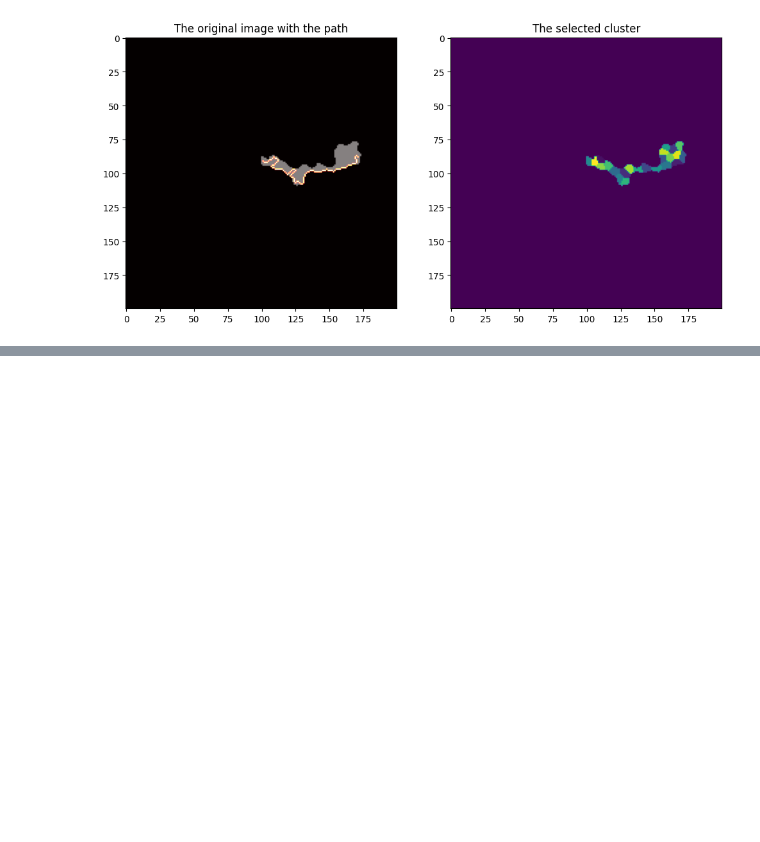
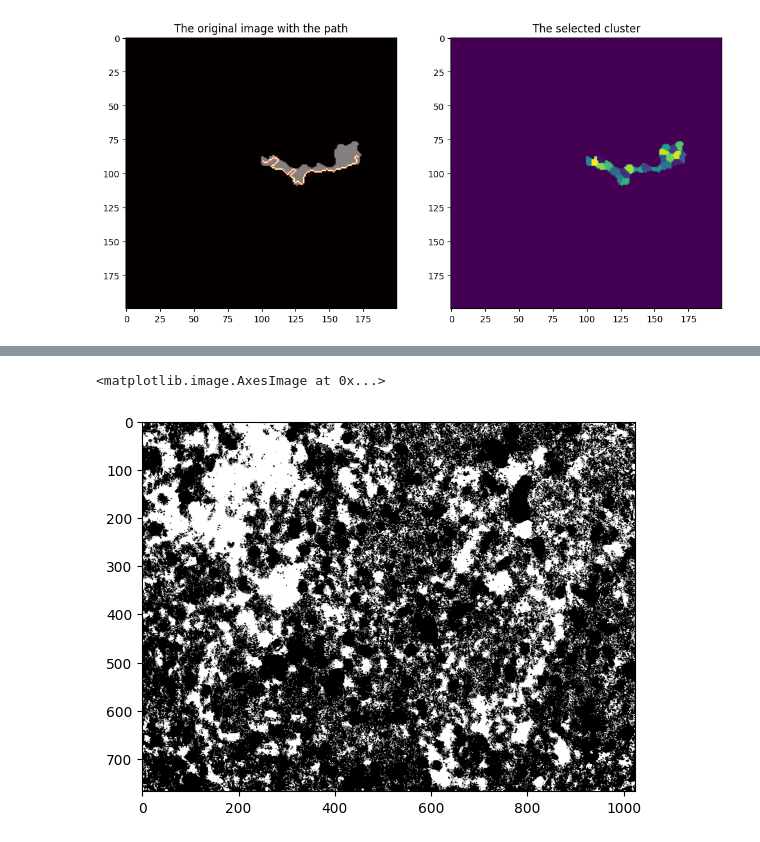
Before and after one commit to FrankVanzeler/Digital-Rock-Analysis-, a Jupyter notebook: Pore_tortuosity.ipynb, the cells around one changed output, grey strips where cells are left out. Cells and saved outputs as stored; diff of their text form; code cells hidden in the pictures; blank space fills up the shorter version.

```diff
--- a/Pore_tortuosity.ipynb
+++ b/Pore_tortuosity.ipynb
@@ -858,0 +945,19 @@ The tortuosity based on the equation (L2/L1): 1.7641036752902726
+# %%
+# Set the pore to be the value 1 # foreground
+# This function is to create the binary image to the recognition process work
+def create_binary_adjust_1(img):
+    import cv2
+    # Convert the image to grayscale
+    #gray = cv2.cvtColor(img, cv2.COLOR_BGR2GRAY)
+
+    # Apply a threshold to the grayscale image
+    threshold_value = 25 # The ideal value
+    max_value = 1
+    ret, binary = cv2.threshold(img, threshold_value, max_value, cv2.THRESH_BINARY_INV)
+    return binary
+# That's my case
+# %%
+binary_image = create_binary_adjust_1(im)
+
+# Label connected components in the binary image
+labeled_image, num_labels = ndi.label(binary_image)
@@ -858,0 +968,5 @@ The tortuosity based on the equation (L2/L1): 1.7641036752902726
+# %%
+plt.imshow(binary_image, cmap='gray')
+# %% [output]
+<matplotlib.image.AxesImage at 0x...>
+[figure, added]
```
Also changed, not shown: parts of 50 cells of this notebook.
